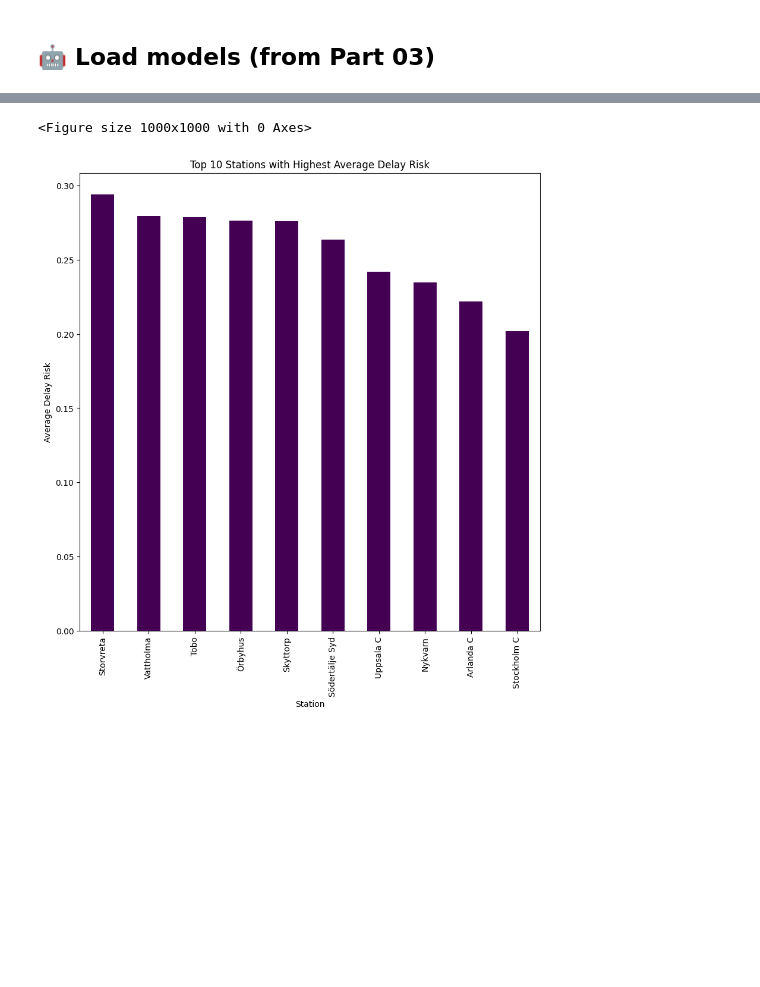
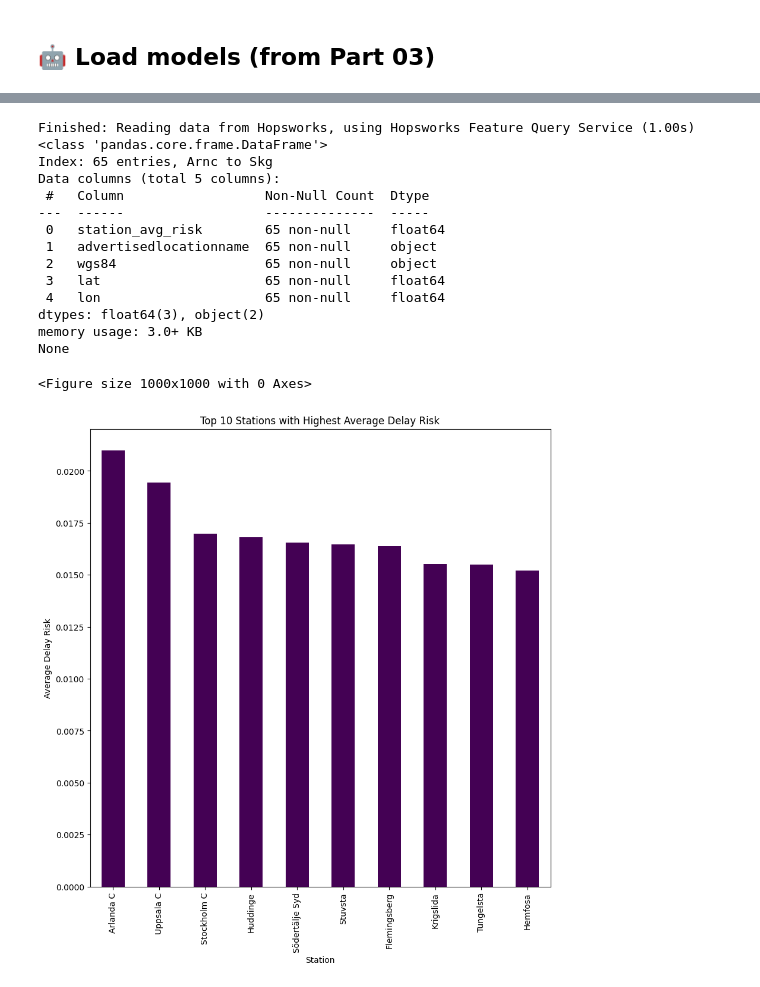
Before and after one commit to ololpol/Train_Delay_Predictor, a Jupyter notebook: 4_train_batch_inference.ipynb, the cells around one changed output, grey strips where cells are left out. Saved outputs shown, nothing was run; the diff lists cells and outputs as text; code cells hidden in the pictures; blank space fills up the shorter version.

Commit message:
hopsworks integration

```diff
--- a/4_train_batch_inference.ipynb
+++ b/4_train_batch_inference.ipynb
@@ -97,7 +103,7 @@ import os
 # -----------------------------
 # Configuration
 # -----------------------------
-CANONICAL_PATH = os.getenv("CANONICAL_PATH", "data/train_stop_events_labeled.parquet")
+FG_NAME = "train_stop_events_labeled"
 
 # Optional: restrict inference to a window (UTC naive timestamps).
 INFER_START = os.getenv("INFER_START", "")
@@ -112,12 +118,12 @@ WEATHER_ROLL_WINDOWS_H = [3, 6]  # hours
 # -----------------------------
 # 1. Load Data
 # -----------------------------
-if os.path.exists(CANONICAL_PATH):
-    print(f"Loading data from {CANONICAL_PATH}...")
-    df = pd.read_parquet(CANONICAL_PATH)
-else:
-    raise FileNotFoundError(f"Could not find input file at {CANONICAL_PATH}.")
-
+#if os.path.exists(CANONICAL_PATH):
+#    print(f"Loading data from {CANONICAL_PATH}...")
+#    df = pd.read_parquet(CANONICAL_PATH)
+#else:
+#    raise FileNotFoundError(f"Could not find input file at {CANONICAL_PATH}.")
+df = project.get(FG_NAME)
 # 2. Convert timestamps
 if "event_time" in df.columns:
     df["event_time"] = pd.to_datetime(df["event_time"])
@@ -165,6 +171,6 @@ if current_weather_cols:
     print("\nSample Weather Data:")
     display(df[current_weather_cols].head(5))
 else:
-    print("❌ WARNING: No weather columns found. Check if 'temperature_2m' etc. exist in the parquet file.")
+    print("❌ WARNING: No weather columns found. Check if 'temperature_2m' etc. exist in the feature group.")
     print("Available columns:", list(df.columns))
 # %% [output]
@@ -425,7 +435,7 @@ import pandas as pd
 # ------------------------------------------------------------------
 # 0) Define ID columns for output
 # ------------------------------------------------------------------
-id_cols = ["ActivityId", "train_id", "station_code"]
+id_cols = ["activityid", "train_id", "station_code"]
 
 # Carry these along if they exist (helps early-warning filtering + debugging)
 extra_cols = [c for c in ["delay_min", "min_since_trigger", "event_time"] if c in events.columns]
@@ -728,18 +763,21 @@ import geopandas as gpd
 import pandas as pd
 from shapely.geometry import Point
 
-
-station_avg_risk = pd.read_parquet("data/station_avg_risk.parquet")
-station_df = pd.read_parquet("data/station_features.parquet")
+station_avg_risk = station_avg_risk_early
+#station_df = pd.read_parquet("data/station_features.parquet")
+station_df = project.get("station_features")
 
 
-# Merge station_avg_risk with coordinates from station_df
+station_df.rename(columns={"locationsignature": "station_code"}, inplace=True)
 
-station_df.rename(columns={"LocationSignature": "station_code"}, inplace=True)
+# Merge station_avg_risk with coordinates from station_df on station_code
 
+res = station_avg_risk.reset_index().set_index("station_code").join(
+    station_df.set_index("station_code"), on=["station_code"]
+)
 
-res = station_avg_risk.set_index("station_code").join(station_df.set_index("station_code"), on=["station_code"])
-
+res.rename(columns={"station_avg_risk_early": "station_avg_risk"}, inplace=True)
+print(res.info())
 
 # Create geometry
 geometry = [
@@ -765,33 +803,47 @@ gdf.plot(
     markersize=50,
     alpha=0.9
 )
 
 
 ctx.add_basemap(
     ax,
     source=ctx.providers.CartoDB.Positron
 )
 ax.set_title("Predicted values per train station (Stockholm)")
 ax.axis("off")
 
 plt.savefig("docs/assets/img/station_delay_risk_map.png")
 plt.clf()
 # Bar chart of top 10 stations with highest average risk
 top10 = res.sort_values("station_avg_risk", ascending=False).head(10)
 fig, ax = plt.subplots(figsize=(10, 10))
 top10.plot(
     ax=ax,
     kind="bar",
-    x="AdvertisedLocationName",
+    x="advertisedlocationname",
     y="station_avg_risk",
     #color="station_avg_risk",
     cmap="viridis",
     legend=False
 )
 ax.set_title("Top 10 Stations with Highest Average Delay Risk")
 ax.set_xlabel("Station")
 ax.set_ylabel("Average Delay Risk")
 plt.savefig("docs/assets/img/top10_station_delay_risk.png")
 # %% [output]
-<Figure size 1000x1000 with 0 Axes>
+Finished: Reading data from Hopsworks, using Hopsworks Feature Query Service (1.00s)
+<class 'pandas.core.frame.DataFrame'>
+Index: 65 entries, Arnc to Skg
+Data columns (total 5 columns):
+ #   Column                  Non-Null Count  Dtype
+---  ------                  --------------  -----
+ 0   station_avg_risk        65 non-null     float64
+ 1   advertisedlocationname  65 non-null     object
+ 2   wgs84                   65 non-null     object
+ 3   lat                     65 non-null     float64
+ 4   lon                     65 non-null     float64
+dtypes: float64(3), object(2)
+memory usage: 3.0+ KB
+None
+<Figure size 1000x1000 with 0 Axes>
-[figure, old version]
+[figure, new version]
```
Also changed, not shown: parts of 11 cells of this notebook, 12 other files.
